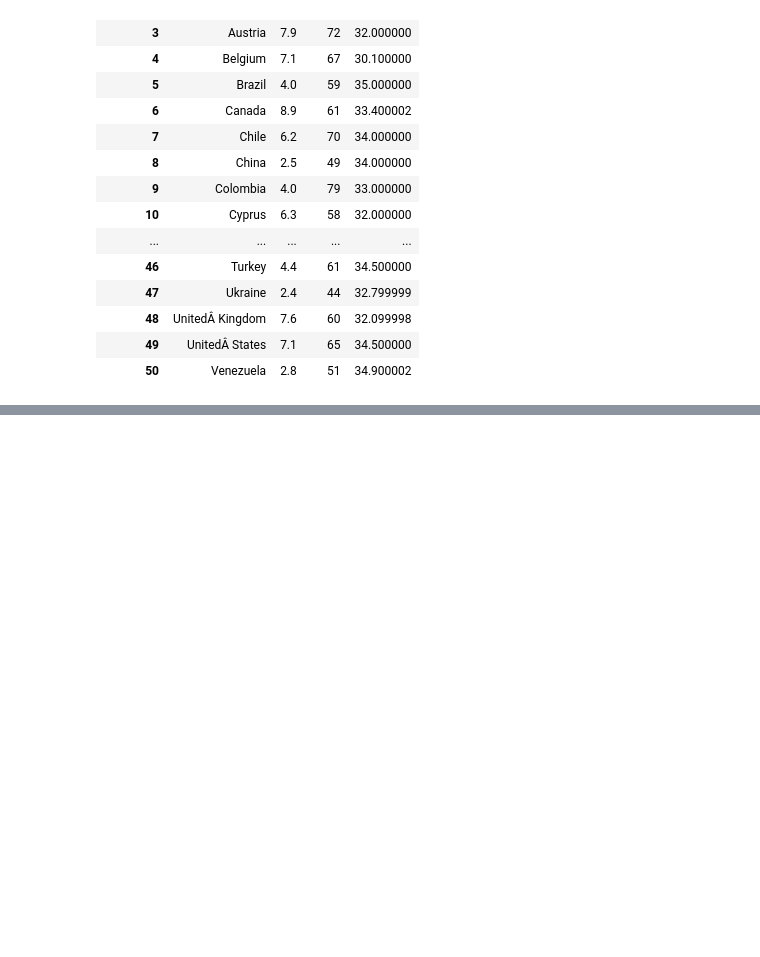
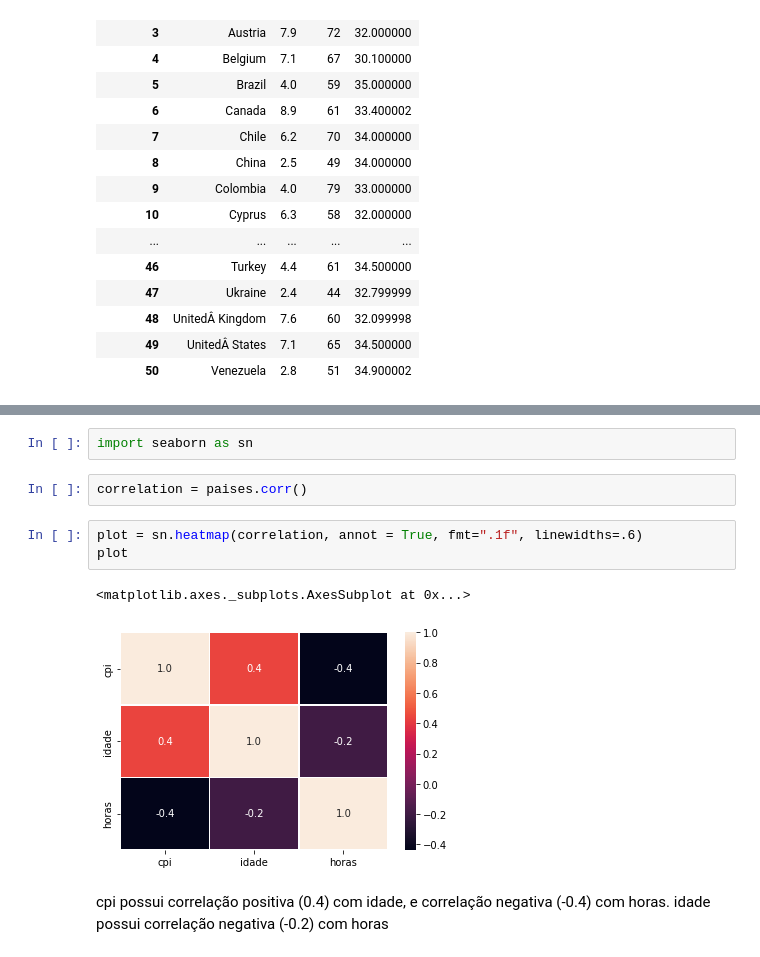
Before and after one commit to AndreSD74/mbaUSP-DataScience-2021, a Jupyter notebook: GLM.ipynb, the cells around one changed output, grey strips where cells are left out. Drawn from its saved outputs; the diff is of its cells as text; blank space fills up the shorter version.

```diff
--- a/GLM.ipynb
+++ b/GLM.ipynb
@@ -62,0 +70,13 @@ paises
+# %%
+import seaborn as sn
+# %%
+correlation = paises.corr()
+# %%
+plot = sn.heatmap(correlation, annot = True, fmt=".1f", linewidths=.6)
+plot
+# %% [output]
+<matplotlib.axes._subplots.AxesSubplot at 0x...>
+[figure, added]
+# %% [markdown]
+cpi possui correlação positiva (0.4) com idade, e correlação negativa (-0.4) com horas.
+idade possui correlação negativa (-0.2) com horas
```
Also changed, not shown: parts of 9 cells of this notebook.
